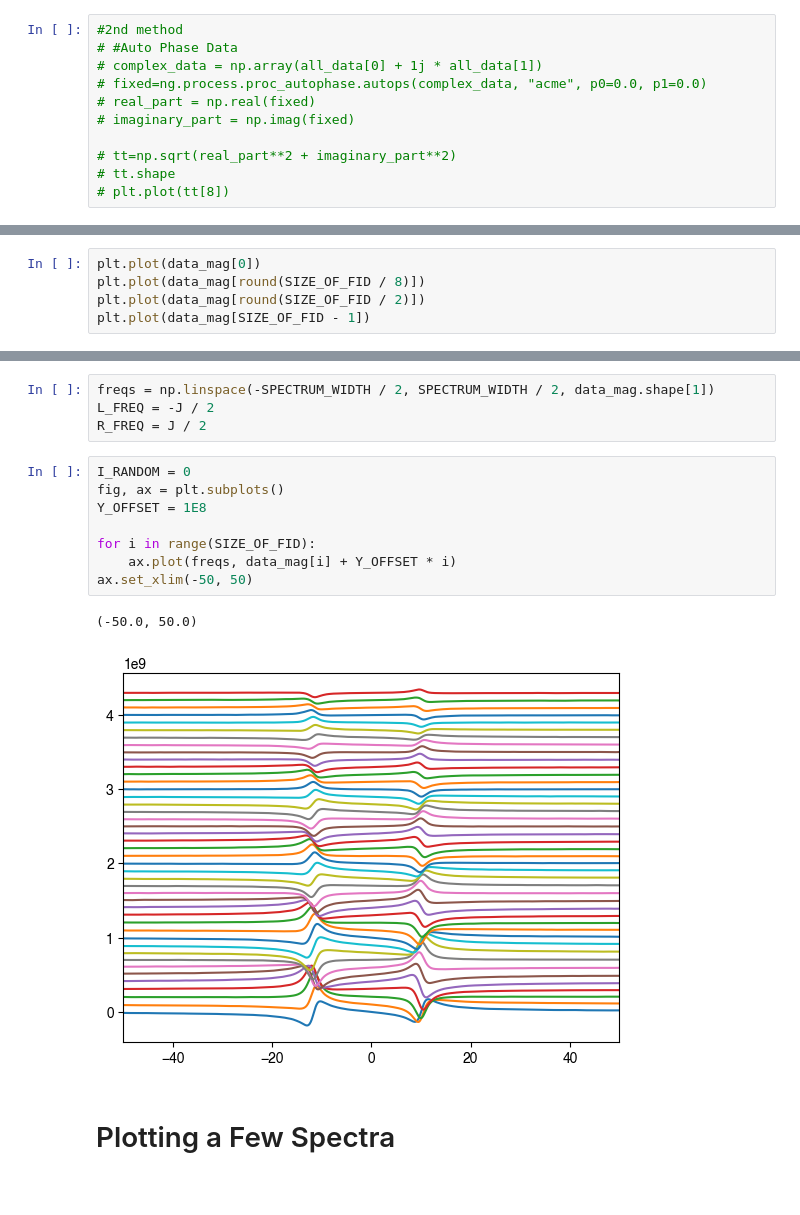
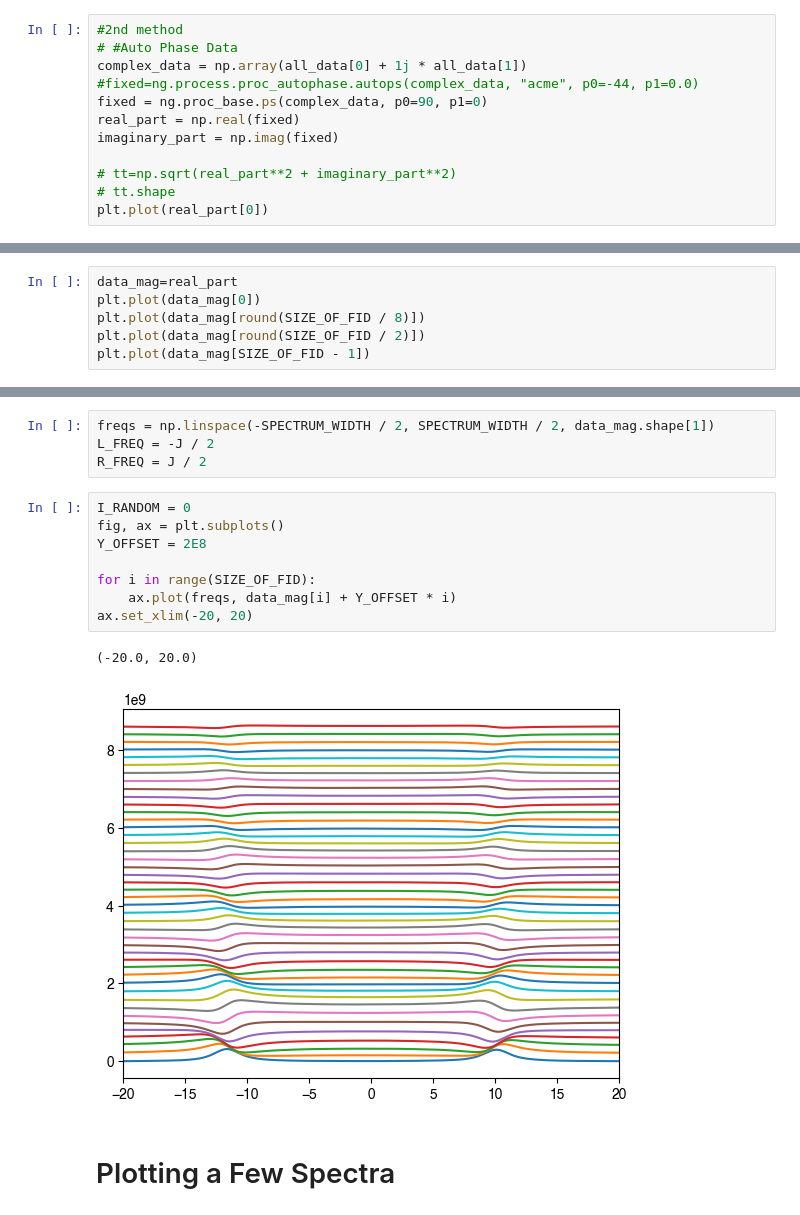
Before and after one commit to donnydavino1/Quantum_Brain, a Jupyter notebook: T1_and_T2_Analysis/T2_analysis_189.ipynb, the cells around one changed output, grey strips where cells are left out. Saved outputs shown, nothing was run; the diff lists cells and outputs as text.

```diff
--- a/T1_and_T2_Analysis/T2_analysis_189.ipynb
+++ b/T1_and_T2_Analysis/T2_analysis_189.ipynb
@@ -115,11 +115,12 @@ print(all_data.shape, data_mag.shape)
 # %%
 #2nd method
 # #Auto Phase Data
-# complex_data = np.array(all_data[0] + 1j * all_data[1])
-# fixed=ng.process.proc_autophase.autops(complex_data, "acme", p0=0.0, p1=0.0)
-# real_part = np.real(fixed)
-# imaginary_part = np.imag(fixed)
+complex_data = np.array(all_data[0] + 1j * all_data[1])
+#fixed=ng.process.proc_autophase.autops(complex_data, "acme", p0=-44, p1=0.0)
+fixed = ng.proc_base.ps(complex_data, p0=90, p1=0)
+real_part = np.real(fixed)
+imaginary_part = np.imag(fixed)
 
 # tt=np.sqrt(real_part**2 + imaginary_part**2)
 # tt.shape
-# plt.plot(tt[8])
+plt.plot(real_part[0])
@@ -126,4 +135,5 @@ print(all_data.shape, data_mag.shape)
 # %%
+data_mag=real_part
 plt.plot(data_mag[0])
 plt.plot(data_mag[round(SIZE_OF_FID / 8)])
 plt.plot(data_mag[round(SIZE_OF_FID / 2)])
@@ -141,14 +151,14 @@ R_FREQ = J / 2
 # %%
 I_RANDOM = 0
 fig, ax = plt.subplots()
-Y_OFFSET = 1E8
+Y_OFFSET = 2E8
 
 for i in range(SIZE_OF_FID):
     ax.plot(freqs, data_mag[i] + Y_OFFSET * i)
-ax.set_xlim(-50, 50)
+ax.set_xlim(-20, 20)
 # %% [output]
-(-50.0, 50.0)
+(-20.0, 20.0)
-[figure, old version]
+[figure, new version]
 # %% [markdown]
 # Plotting a Few Spectra
 # %%
```
Also changed, not shown: parts of 21 cells of this notebook, 21 other files.
